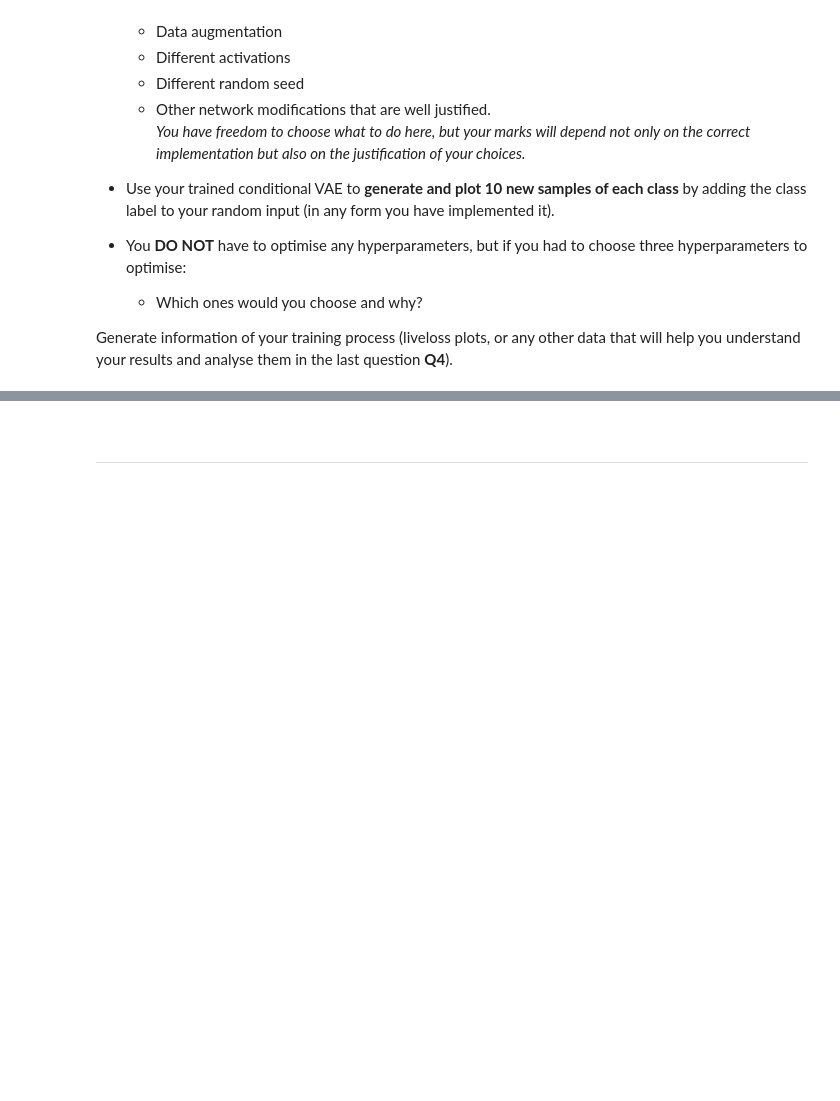
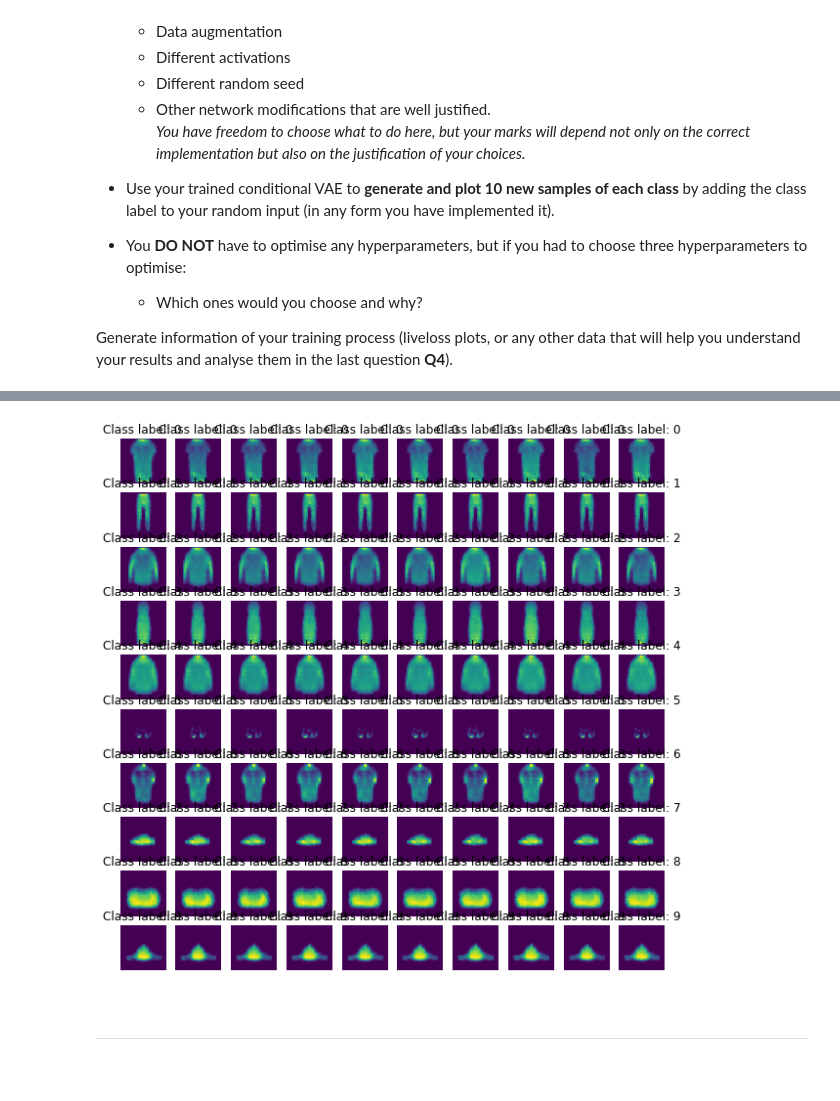
Before and after one commit to ACSE-hw2922/ci_mpm, a Jupyter notebook: DL_module_Coursework_I_questions.ipynb, the cells around one changed output, grey strips where cells are left out. Cells and saved outputs as stored; diff of their text form; code cells hidden in the pictures; blank space fills up the shorter version.

```diff
--- a/DL_module_Coursework_I_questions.ipynb
+++ b/DL_module_Coursework_I_questions.ipynb
@@ -406,3 +494,43 @@ Epoch 0: train_loss = 0.6493121603531624,val_loss = 0.6342835559773801
+# %%
+# Set the model in eval mode
+device = torch.device("cuda" if torch.cuda.is_available() else "cpu")
+cvae.eval()
+
+# Sample a tensor of latent variables from the prior distribution of the CVAE model
+latent_z = torch.randn(num_classes * 10, 32)
+
+# Create a tensor of class labels by concatenating one-hot encodings of the class labels
+class_labels = torch.arange(num_classes).repeat(10)
+one_hot_labels = F.one_hot(class_labels, num_classes).float()
+
+latent_z = latent_z.to(device)
+one_hot_labels = one_hot_labels.to(device)
+# Use the `decode` method of the CVAE model to generate new samples
+generated_samples = cvae.decoder(latent_z, one_hot_labels)
+
+fig, ax = plt.subplots(num_classes, num_examples_per_class, figsize=(10, 10))
+
+for c in range(num_classes):
+    # Select the images and labels that belong to this class
+    # images_c = images[np.where(labels == c)]
+    # labels_c = labels[np.where(labels == c)]
+
+    # Iterate over the examples
+    for i in range(num_examples_per_class):
+        # Plot the image
+        ax[c, i].imshow(generated_samples[i * 10 +c].cpu().detach().squeeze())
+        ax[c, i].axis('off')
+        ax[c, i].set_title(f'Class label: {c}')
+
+
+# # Plot the generated samples using the class labels as the titles of the plots
+# for i in range(num_classes):
+#     plt.figure()
+#     plt.imshow(generated_samples[i * 10].cpu().detach().squeeze())
+#     plt.title(f'Class label: {i}')
+#     plt.show()
+# %% [output]
+[figure, added]
 # %% [markdown]
 <br>
 
```
Also changed, not shown: parts of 5 cells of this notebook.
